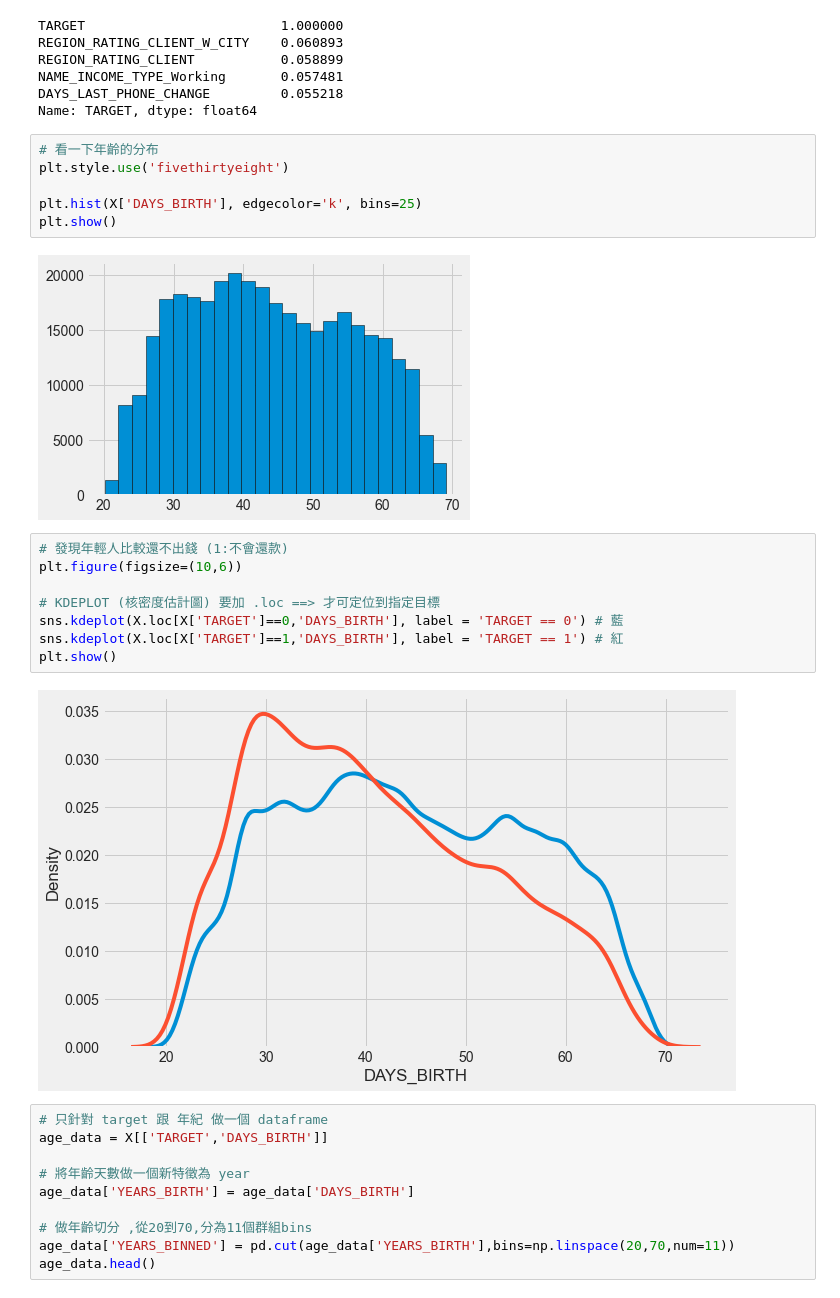
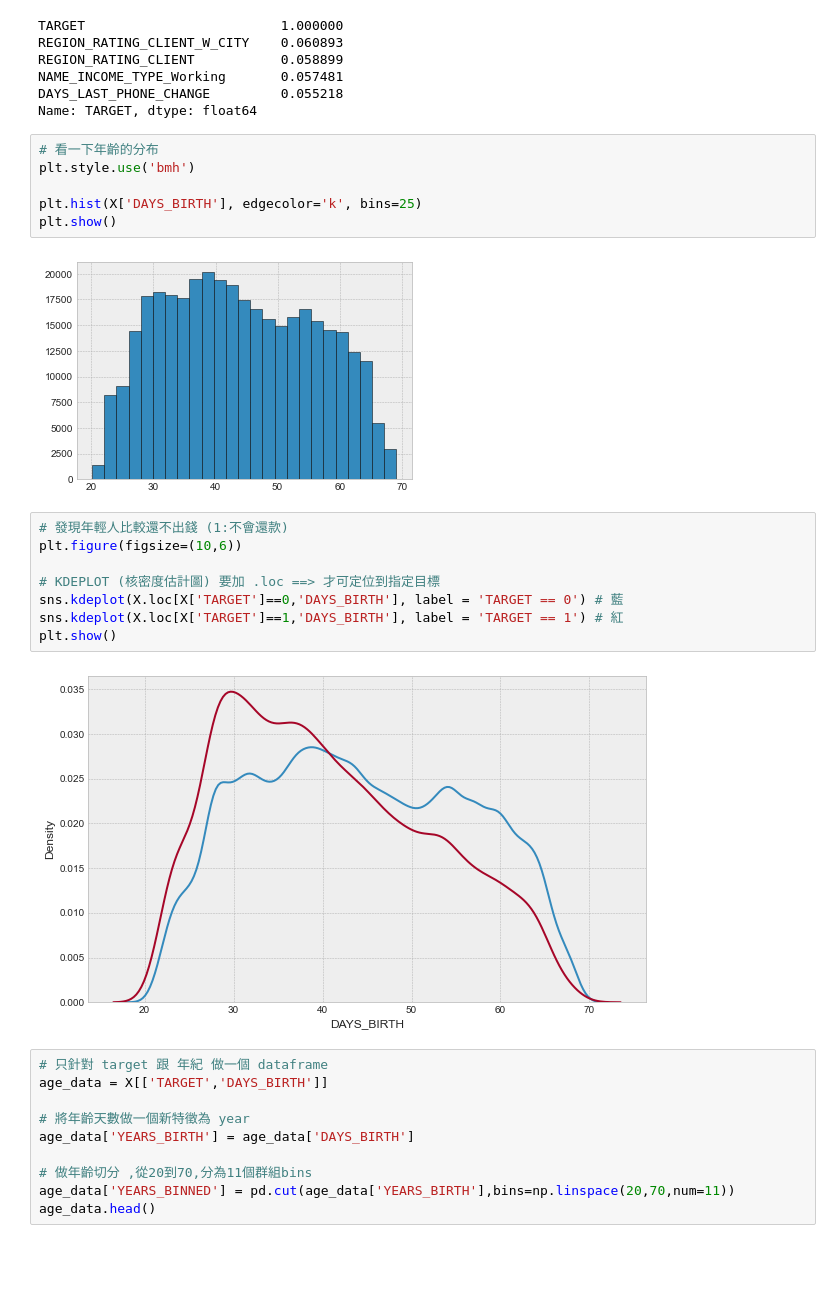
Before and after one commit to ALINYIWEN/Kaggle-Competitions, a Jupyter notebook: Home Credit Default Risk.ipynb, the cells around one changed output. Cells and saved outputs as stored; diff of their text form; blank space fills up the shorter version.

```diff
--- a/Home Credit Default Risk.ipynb
+++ b/Home Credit Default Risk.ipynb
@@ -256,12 +256,12 @@ DAYS_LAST_PHONE_CHANGE         0.055218
 Name: TARGET, dtype: float64
 # %%
 # 看一下年齡的分布
-plt.style.use('fivethirtyeight')
+plt.style.use('bmh')
 
 plt.hist(X['DAYS_BIRTH'], edgecolor='k', bins=25)
 plt.show()
 # %% [output]
-[figure, old version]
+[figure, new version]
 # %%
 # 發現年輕人比較還不出錢 (1:不會還款)
 plt.figure(figsize=(10,6))
@@ -271,7 +271,7 @@ sns.kdeplot(X.loc[X['TARGET']==0,'DAYS_BIRTH'], label = 'TARGET == 0') # 藍
 sns.kdeplot(X.loc[X['TARGET']==1,'DAYS_BIRTH'], label = 'TARGET == 1') # 紅
 plt.show()
 # %% [output]
-[figure, old version]
+[figure, new version]
 # %%
 # 只針對 target 跟 年紀 做一個 dataframe
 age_data = X[['TARGET','DAYS_BIRTH']]
```
Also changed, not shown: parts of 7 cells of this notebook.
